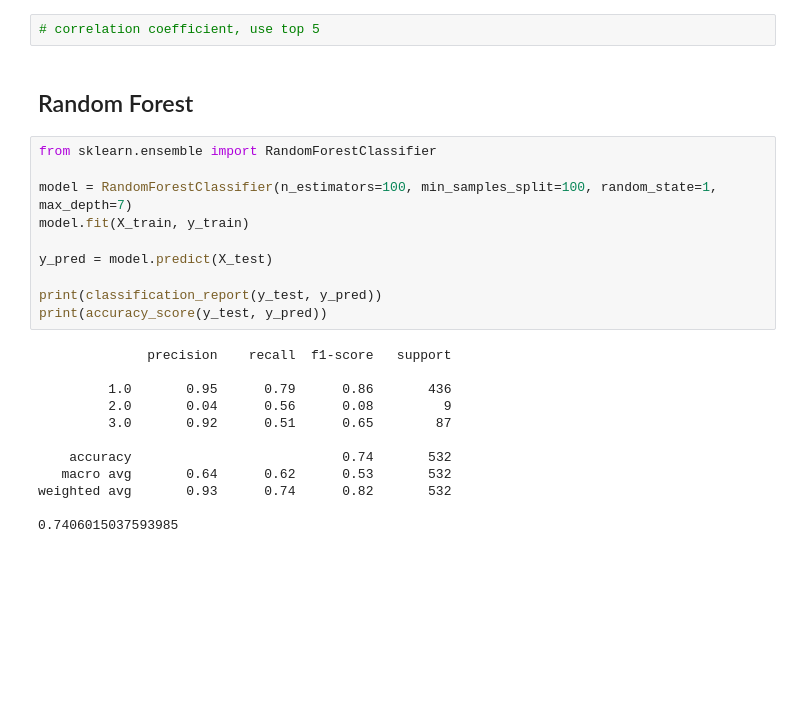
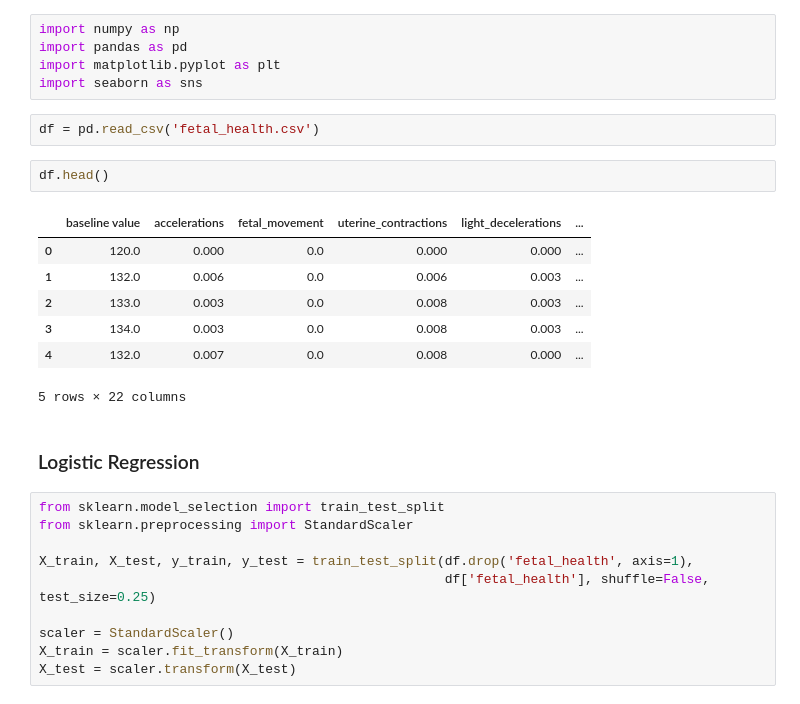
Before and after one commit to hahuynh1/Fetal-Health, a Jupyter notebook: Fetal Health Classifier.ipynb, the cells around one changed output. Cells and saved outputs as stored; diff of their text form; blank space fills up the shorter version.

```diff
--- a/Fetal Health Classifier.ipynb
+++ b/Fetal Health Classifier.ipynb
@@ -73,26 +1,29 @@ weighted avg       0.91      0.73      0.80       532
-# %%
-# correlation coefficient, use top 5
-# %% [markdown]
-## Random Forest
-# %%
-from sklearn.ensemble import RandomForestClassifier
-
-model = RandomForestClassifier(n_estimators=100, min_samples_split=100, random_state=1, max_depth=7)
-model.fit(X_train, y_train)
-
-y_pred = model.predict(X_test)
-
-print(classification_report(y_test, y_pred))
-print(accuracy_score(y_test, y_pred))
-# %% [output]
-              precision    recall  f1-score   support
-
-         1.0       0.95      0.79      0.86       436
-         2.0       0.04      0.56      0.08         9
-         3.0       0.92      0.51      0.65        87
-
-    accuracy                           0.74       532
-   macro avg       0.64      0.62      0.53       532
-weighted avg       0.93      0.74      0.82       532
-
-0.7406015037593985
+# %%
+import numpy as np
+import pandas as pd
+import matplotlib.pyplot as plt
+import seaborn as sns
+# %%
+df = pd.read_csv('fetal_health.csv')
+# %%
+df.head()
+# %% [output]
+|  | baseline value | accelerations | fetal_movement | uterine_contractions | light_decelerations | ... |
+| 0 | 120.0 | 0.000 | 0.0 | 0.000 | 0.000 | ... |
+| 1 | 132.0 | 0.006 | 0.0 | 0.006 | 0.003 | ... |
+| 2 | 133.0 | 0.003 | 0.0 | 0.008 | 0.003 | ... |
+| 3 | 134.0 | 0.003 | 0.0 | 0.008 | 0.003 | ... |
+| 4 | 132.0 | 0.007 | 0.0 | 0.008 | 0.000 | ... |
+5 rows × 22 columns
+# %% [markdown]
+### Logistic Regression
+# %%
+from sklearn.model_selection import train_test_split
+from sklearn.preprocessing import StandardScaler
+
+X_train, X_test, y_train, y_test = train_test_split(df.drop('fetal_health', axis=1),
+                                                    df['fetal_health'], shuffle=False, test_size=0.25)
+
+scaler = StandardScaler()
+X_train = scaler.fit_transform(X_train)
+X_test = scaler.transform(X_test)
```
Also changed, not shown: parts of 34 cells of this notebook.
